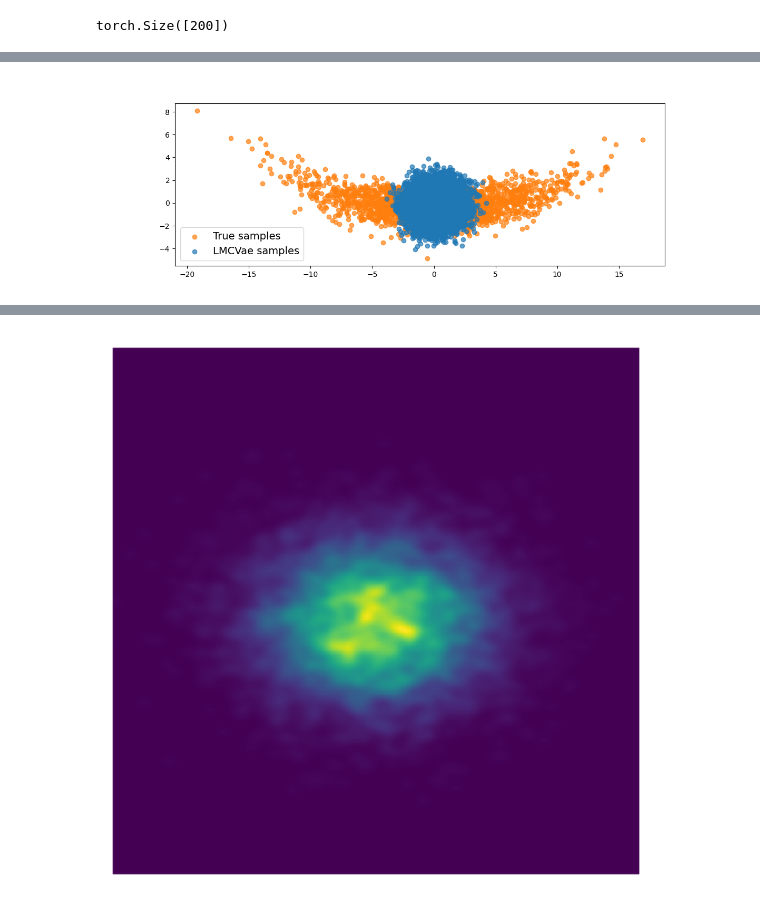
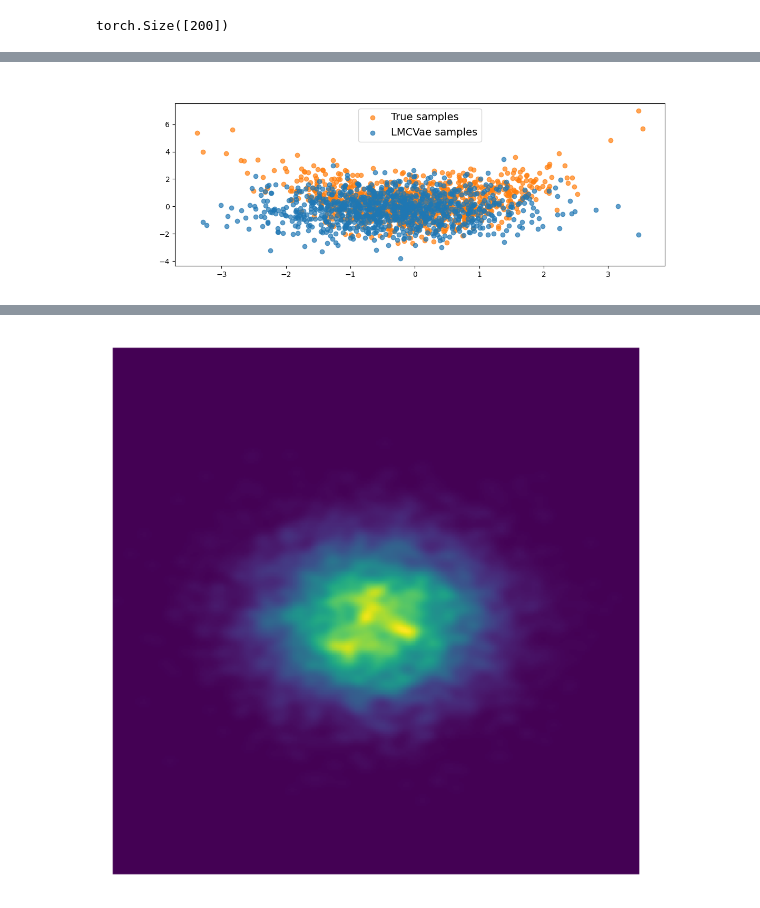
Before and after one commit to vanekek/adaptive-mcmc, a Jupyter notebook: adaptive_mcmc/banana_experiment.ipynb, the cells around one changed output, grey strips where cells are left out. Drawn from its saved outputs; the diff is of its cells as text; code cells hidden in the pictures.

```diff
--- a/adaptive_mcmc/banana_experiment.ipynb
+++ b/adaptive_mcmc/banana_experiment.ipynb
@@ -328,15 +327,14 @@ def target_density(z, x):
     z_new[..., odd] = z[..., odd] + b * z[..., even] ** 2 - (sigma**2) * b
 
 
-    ll = torch.distributions.Normal(loc=z_new, scale=sigma).log_prob(X_item).sum(-1)
-
+    ll = torch.distributions.Normal(loc=z_new, scale=1.0).log_prob(X_item).sum(-1)
 
 
     # ll = -0.5 * (
     #     z[..., odd] - b * z[..., even] ** 2 + (sigma**2) * b
     # ) ** 2 - ((z[..., even]) ** 2) / (2 * sigma**2)
 
-    return ll.sum(-1) + log_Pr
+    return ll + log_Pr
 
 # target_density = lambda z, x: torch.distributions.Normal(loc=2 * np.pi * (torch.sqrt(torch.sum(torch.pow(z, 2), dim=1, keepdim=True)) + 2.), scale=sigma).log_prob(X_item.repeat(n_samples, 1)).sum(
 #     -1) + torch.distributions.Normal(loc=torch.tensor(0., device=device, dtype=torch.float32),
@@ -354,0 +376,7 @@ plt.show()
+# %%
+fig,ax=plt.subplots(1,1)
+#cp = ax.contourf(X, Y, dens_vals)
+#fig.colorbar(cp) # Add a colorbar to a plot
+ax.scatter(net_samples[:,30].detach().numpy(),net_samples[:,31].detach().numpy(), alpha=0.5)
+ax.set_title('True posterior samples')
+plt.show()
@@ -386,0 +419,12 @@ lmcvae_posterior_sample = receive_posterior_samples(lmcvae, n_samples)
+# %%
+fig, axs = plt.subplots(1,1,figsize=(10,4))
+axs.scatter(True_samples[:,0],True_samples[:,1],c='#ff7f0e', alpha = 0.7, label = "True samples")
+axs.scatter(lmcvae_sample[:, 0] ,lmcvae_sample[:, 1],c='#1f77b4', alpha = 0.7, label = "LMCVae samples")
+
+
+ax.set_xlabel(r'$x_1$')
+ax.set_ylabel(r'$x_2$')
+#ax.set_yscale('log')
+plt.legend(fontsize=14)
+
+plt.show()
@@ -386,0 +433,12 @@ lmcvae_posterior_sample = receive_posterior_samples(lmcvae, n_samples)
+# %%
+fig, axs = plt.subplots(1,1,figsize=(10,4))
+axs.scatter(true_posterior_samples[:,0],true_posterior_samples[:,1],c='#ff7f0e', alpha = 0.7, label = "True samples")
+axs.scatter(lmcvae_sample[:, 0] ,lmcvae_sample[:, 1],c='#1f77b4', alpha = 0.7, label = "LMCVae samples")
+
+
+ax.set_xlabel(r'$x_1$')
+ax.set_ylabel(r'$x_2$')
+#ax.set_yscale('log')
+plt.legend(fontsize=14)
+
+plt.show()
@@ -387,17 +447,17 @@ lmcvae_posterior_sample = receive_posterior_samples(lmcvae, n_samples)
 # %%
 fig, axs = plt.subplots(1,1,figsize=(12,4))
-axs.scatter(True_samples[:,0],True_samples[:,1],c='#ff7f0e', alpha = 0.7, label = "True samples")
-axs.scatter(lmcvae_posterior_sample[:, 20] ,lmcvae_posterior_sample[:, 21],c='#1f77b4', alpha = 0.7, label = "LMCVae samples")
+axs.scatter(true_posterior_samples[:,0],true_posterior_samples[:,1],c='#ff7f0e', alpha = 0.7, label = "True samples")
+axs.scatter(lmcvae_posterior_sample[:, 0] ,lmcvae_posterior_sample[:, 1],c='#1f77b4', alpha = 0.7, label = "LMCVae samples")
 
 
 ax.set_xlabel(r'$x_1$')
 ax.set_ylabel(r'$x_2$')
 #ax.set_yscale('log')
 plt.legend(fontsize=14)
 
 plt.show()
 # %% [output]
-[figure, old version]
+[figure, new version]
 # %%
 # plot
 # ========================================
```
Also changed, not shown: parts of 19 cells of this notebook, 2 other files.
